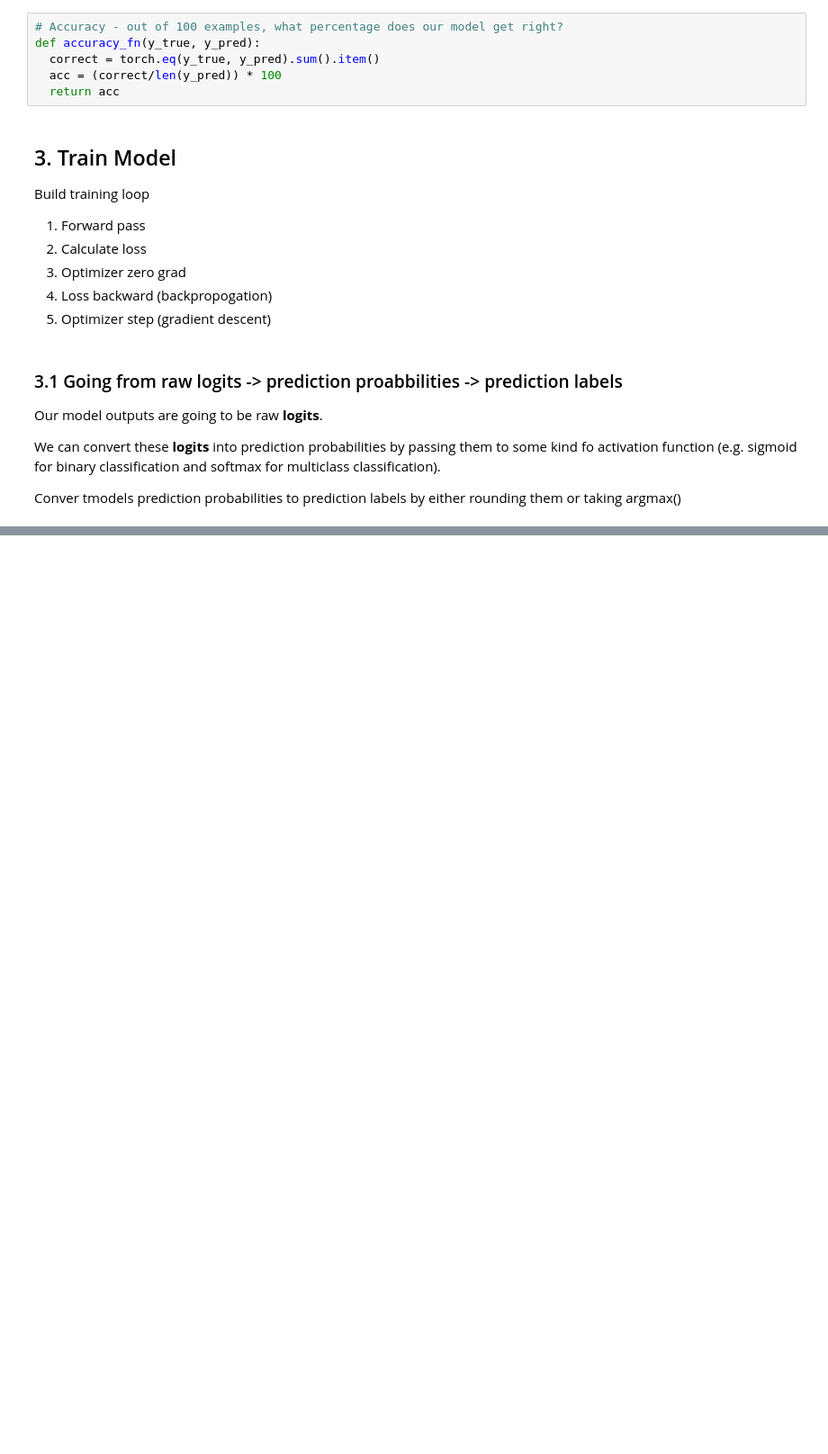
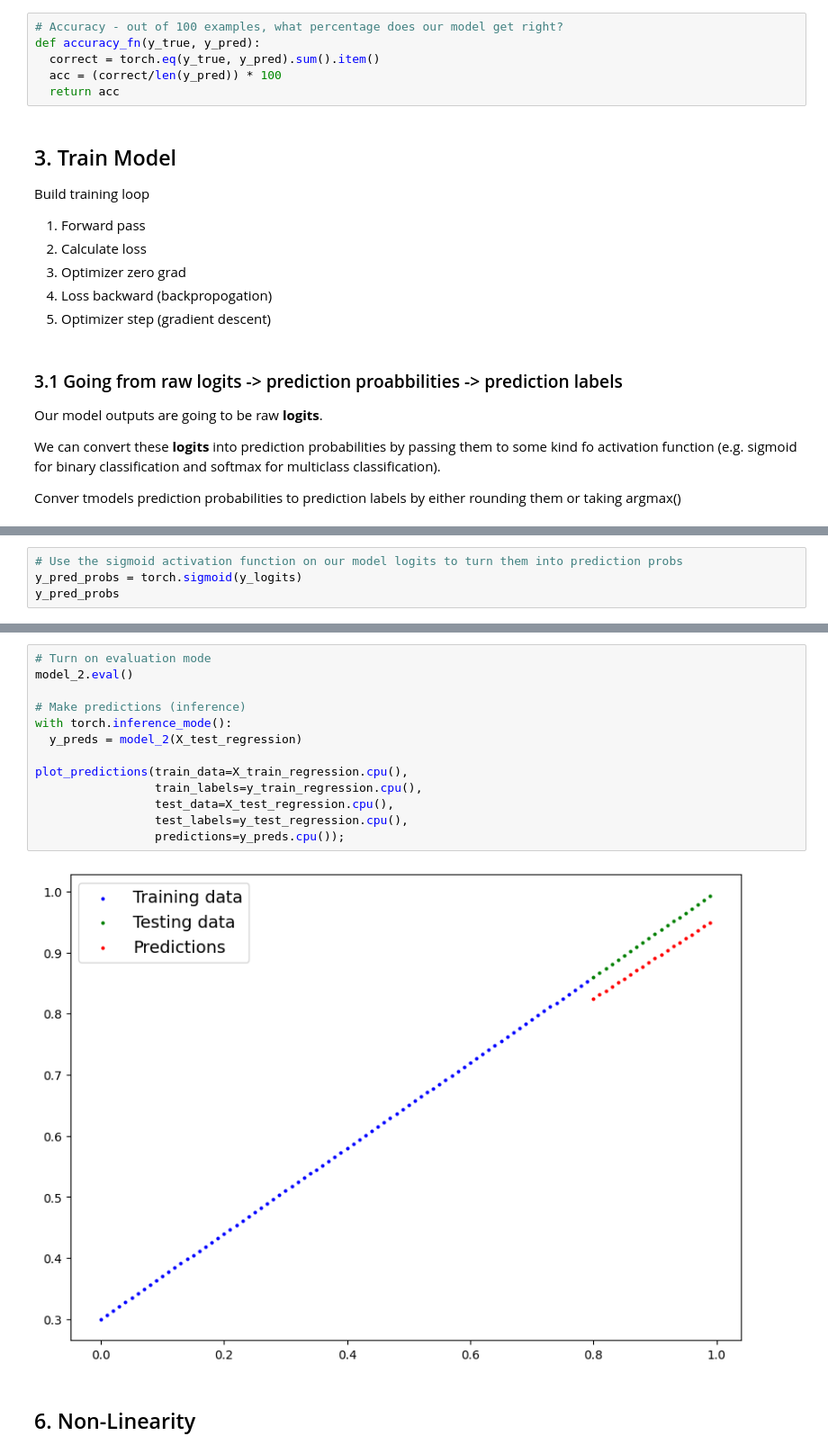
Before and after one commit to R1sh11172/PyTorch_Deep_Proj, a Jupyter notebook: 02_pytorch_classification_neural_networks.ipynb, the cells around one changed output, grey strips where cells are left out. Shown at 90% size. Cells and saved outputs as stored; diff of their text form; blank space fills up the shorter version.

```diff
--- a/02_pytorch_classification_neural_networks.ipynb
+++ b/02_pytorch_classification_neural_networks.ipynb
@@ -268,0 +277,4 @@ y_logits = model_0(X)
+# %%
+# Use the sigmoid activation function on our model logits to turn them into prediction probs
+y_pred_probs = torch.sigmoid(y_logits)
+y_pred_probs
@@ -268,0 +626,17 @@ y_logits = model_0(X)
+# %%
+# Turn on evaluation mode
+model_2.eval()
+
+# Make predictions (inference)
+with torch.inference_mode():
+  y_preds = model_2(X_test_regression)
+
+plot_predictions(train_data=X_train_regression.cpu(),
+                 train_labels=y_train_regression.cpu(),
+                 test_data=X_test_regression.cpu(),
+                 test_labels=y_test_regression.cpu(),
+                 predictions=y_preds.cpu());
+# %% [output]
+[figure, added]
+# %% [markdown]
+## 6. Non-Linearity
```
Also changed, not shown: parts of 60 cells of this notebook.
